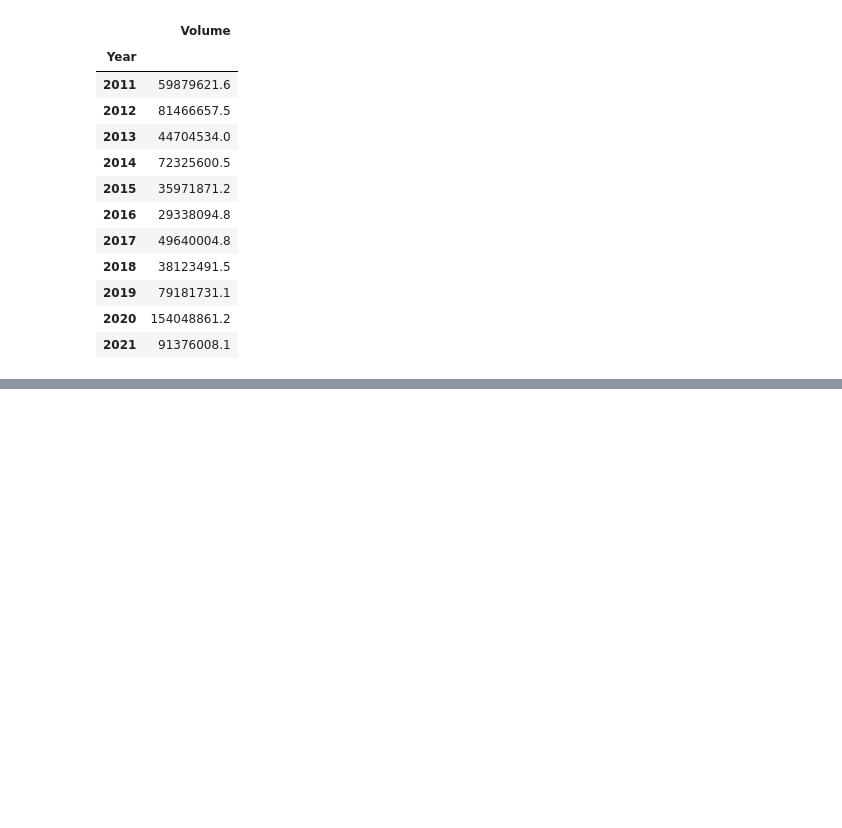
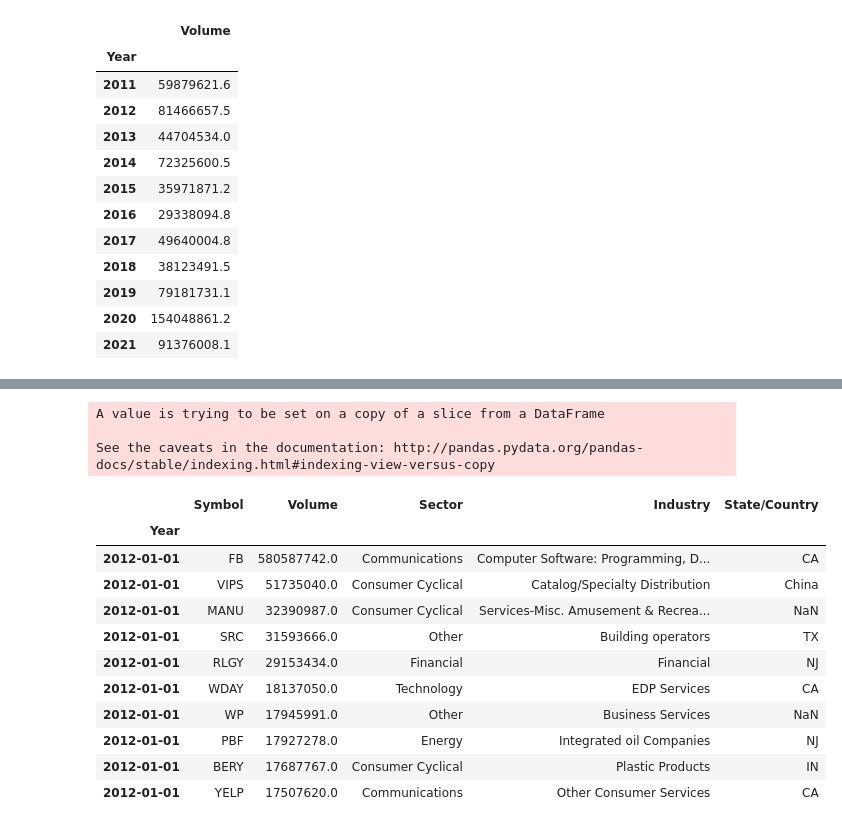
Before and after one commit to JunTheRewels/IPO_Analysis, a Jupyter notebook: final_csv_filter.ipynb, the cells around one changed output, grey strips where cells are left out. Saved outputs shown, nothing was run; the diff lists cells and outputs as text; code cells hidden in the pictures; blank space fills up the shorter version.

```diff
--- a/final_csv_filter.ipynb
+++ b/final_csv_filter.ipynb
@@ -130,0 +161,21 @@ ipo_df_2011
+# %%
+ipo_df_2012 = ipo_df_by_year.loc['2012-01-01':'2012-12-31']
+ipo_df_2012.sort_values(['Year', 'Volume'], ascending = False, inplace = True)
+ipo_2012 = ipo_df_by_year.head(10).sort_values(['Volume'])
+ipo_df_2012.head(10)
+# %% [output]
+A value is trying to be set on a copy of a slice from a DataFrame
+
+See the caveats in the documentation: http://pandas.pydata.org/pandas-docs/stable/indexing.html#indexing-view-versus-copy
+|  | Symbol | Volume | Sector | Industry | State/Country |
+| Year |  |  |  |  |  |
+| 2012-01-01 | FB | 580587742.0 | Communications | Computer Software: Programming, D... | CA |
+| 2012-01-01 | VIPS | 51735040.0 | Consumer Cyclical | Catalog/Specialty Distribution | China |
+| 2012-01-01 | MANU | 32390987.0 | Consumer Cyclical | Services-Misc. Amusement & Recrea... | NaN |
+| 2012-01-01 | SRC | 31593666.0 | Other | Building operators | TX |
+| 2012-01-01 | RLGY | 29153434.0 | Financial | Financial | NJ |
+| 2012-01-01 | WDAY | 18137050.0 | Technology | EDP Services | CA |
+| 2012-01-01 | WP | 17945991.0 | Other | Business Services | NaN |
+| 2012-01-01 | PBF | 17927278.0 | Energy | Integrated oil Companies | NJ |
+| 2012-01-01 | BERY | 17687767.0 | Consumer Cyclical | Plastic Products | IN |
+| 2012-01-01 | YELP | 17507620.0 | Communications | Other Consumer Services | CA |
```
Also changed, not shown: parts of 42 cells of this notebook.
